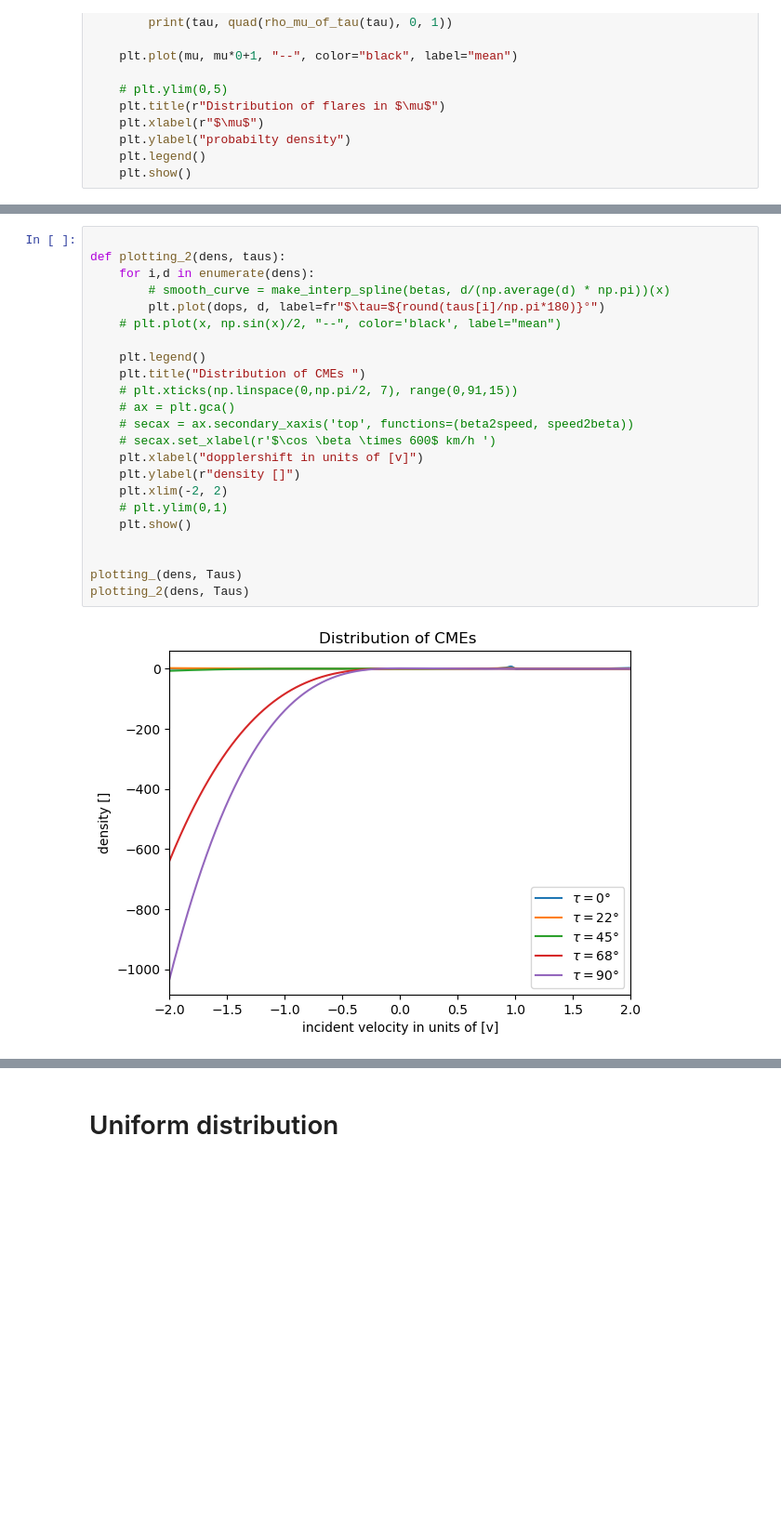
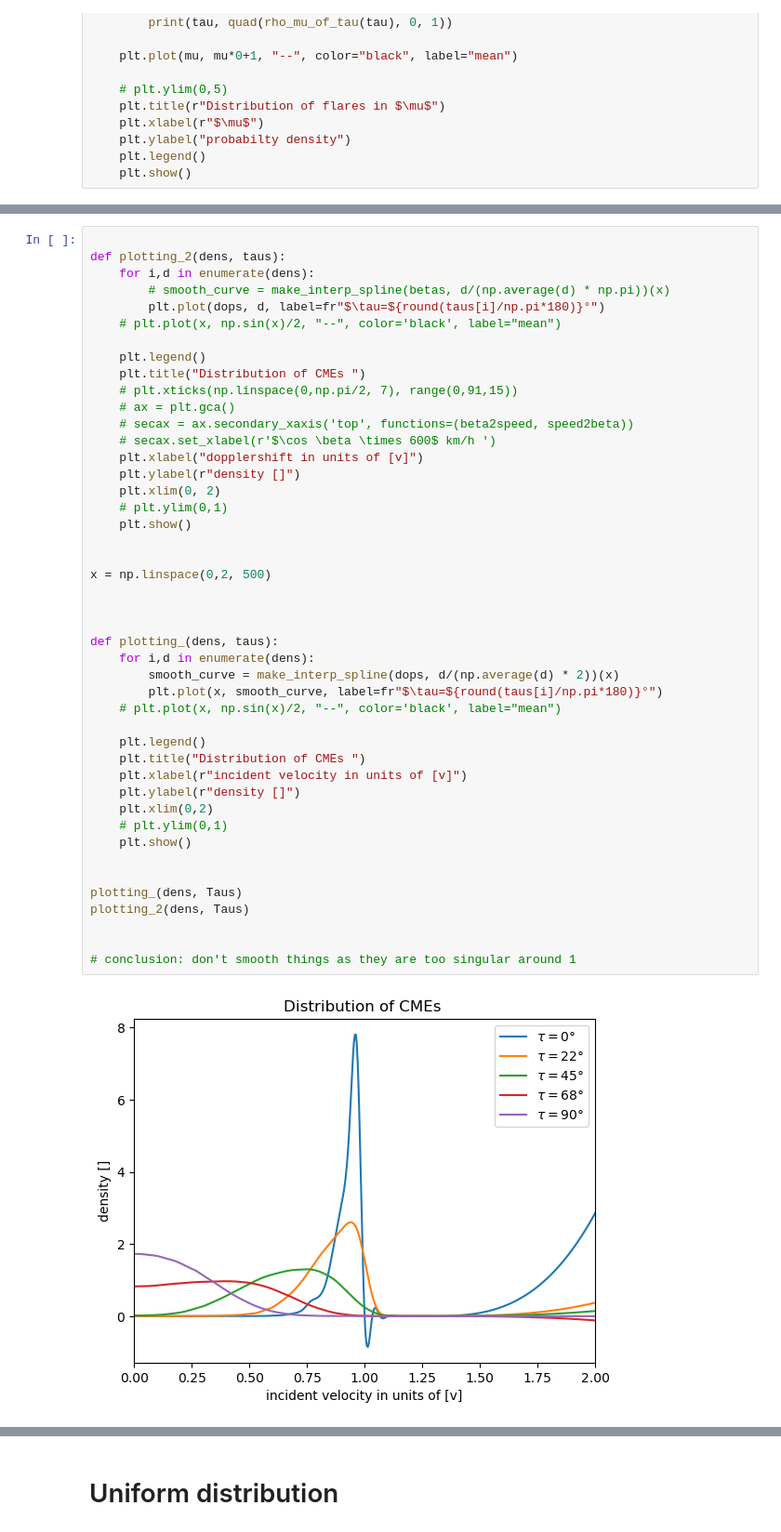
Before and after one commit to demichieldewilde/CME_distribution, a Jupyter notebook: Fast rotators/CME_distribution_rotation_ni.ipynb, the cells around one changed output, grey strips where cells are left out. Shown at 93% size. Saved outputs shown, nothing was run; the diff lists cells and outputs as text; blank space fills up the shorter version.

```diff
--- a/Fast rotators/CME_distribution_rotation_ni.ipynb
+++ b/Fast rotators/CME_distribution_rotation_ni.ipynb
@@ -405,25 +370,47 @@ Data saved to 'calculations/polardist_rotation.npy'.
 # %%
 
 def plotting_2(dens, taus):
     for i,d in enumerate(dens):
         # smooth_curve = make_interp_spline(betas, d/(np.average(d) * np.pi))(x)
         plt.plot(dops, d, label=fr"$\tau=${round(taus[i]/np.pi*180)}°")
     # plt.plot(x, np.sin(x)/2, "--", color='black', label="mean")
 
     plt.legend()
     plt.title("Distribution of CMEs ")
     # plt.xticks(np.linspace(0,np.pi/2, 7), range(0,91,15))
     # ax = plt.gca()
     # secax = ax.secondary_xaxis('top', functions=(beta2speed, speed2beta))
     # secax.set_xlabel(r'$\cos \beta \times 600$ km/h ')
     plt.xlabel("dopplershift in units of [v]")
     plt.ylabel(r"density []")
-    plt.xlim(-2, 2)
+    plt.xlim(0, 2)
+    # plt.ylim(0,1)
+    plt.show()
+
+
+x = np.linspace(0,2, 500)
+
+
+
+def plotting_(dens, taus):
+    for i,d in enumerate(dens):
+        smooth_curve = make_interp_spline(dops, d/(np.average(d) * 2))(x)
+        plt.plot(x, smooth_curve, label=fr"$\tau=${round(taus[i]/np.pi*180)}°")
+    # plt.plot(x, np.sin(x)/2, "--", color='black', label="mean")
+
+    plt.legend()
+    plt.title("Distribution of CMEs ")
+    plt.xlabel(r"incident velocity in units of [v]")
+    plt.ylabel(r"density []")
+    plt.xlim(0,2)
     # plt.ylim(0,1)
     plt.show()
 
 
 plotting_(dens, Taus)
 plotting_2(dens, Taus)
+
+
+# conclusion: don't smooth things as they are too singular around 1
 # %% [output]
-[figure, old version]
+[figure, new version]
```
Also changed, not shown: parts of 3 cells of this notebook.
